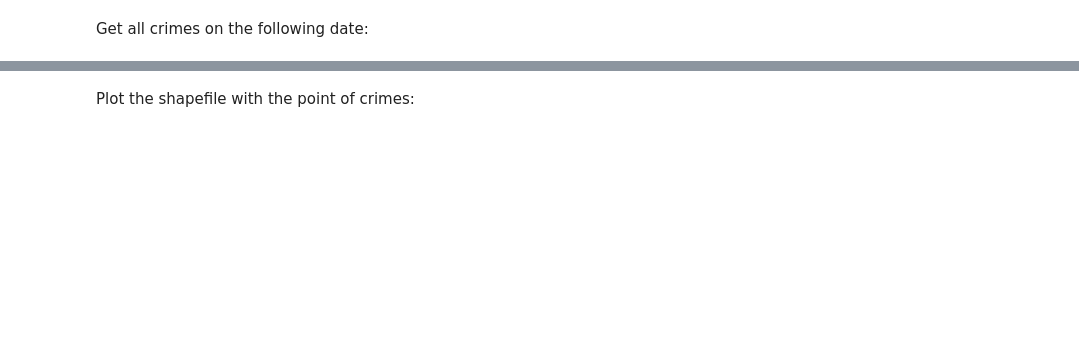
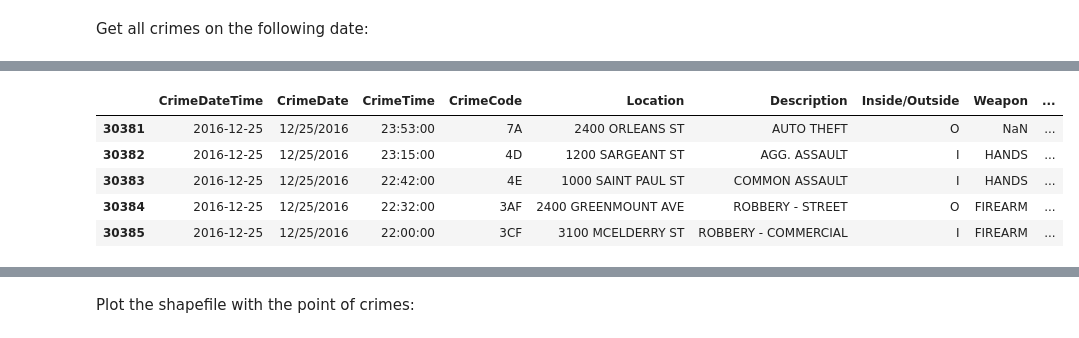
Before and after one commit to rmmariano/CAP386_intro_data_science, a Jupyter notebook: projeto/crimes_baltimore/crimes_baltimore.ipynb, the cells around one changed output, grey strips where cells are left out. Drawn from its saved outputs; the diff is of its cells as text; code cells hidden in the pictures; blank space fills up the shorter version.

```diff
--- a/projeto/crimes_baltimore/crimes_baltimore.ipynb
+++ b/projeto/crimes_baltimore/crimes_baltimore.ipynb
@@ -187 +223,10 @@ memory usage: 12.3+ KB
+# %%
+df_crimes_query.head()
+# %% [output]
+|  | CrimeDateTime | CrimeDate | CrimeTime | CrimeCode | Location | Description | Inside/Outside | Weapon | ... |
+| 30381 | 2016-12-25 | 12/25/2016 | 23:53:00 | 7A | 2400 ORLEANS ST | AUTO THEFT | O | NaN | ... |
+| 30382 | 2016-12-25 | 12/25/2016 | 23:15:00 | 4D | 1200 SARGEANT ST | AGG. ASSAULT | I | HANDS | ... |
+| 30383 | 2016-12-25 | 12/25/2016 | 22:42:00 | 4E | 1000 SAINT PAUL ST | COMMON ASSAULT | I | HANDS | ... |
+| 30384 | 2016-12-25 | 12/25/2016 | 22:32:00 | 3AF | 2400 GREENMOUNT AVE | ROBBERY - STREET | O | FIREARM | ... |
+| 30385 | 2016-12-25 | 12/25/2016 | 22:00:00 | 3CF | 3100 MCELDERRY ST | ROBBERY - COMMERCIAL | I | FIREARM | ... |
 # %% [markdown]
```
Also changed, not shown: parts of 30 cells of this notebook, 5 other files.
